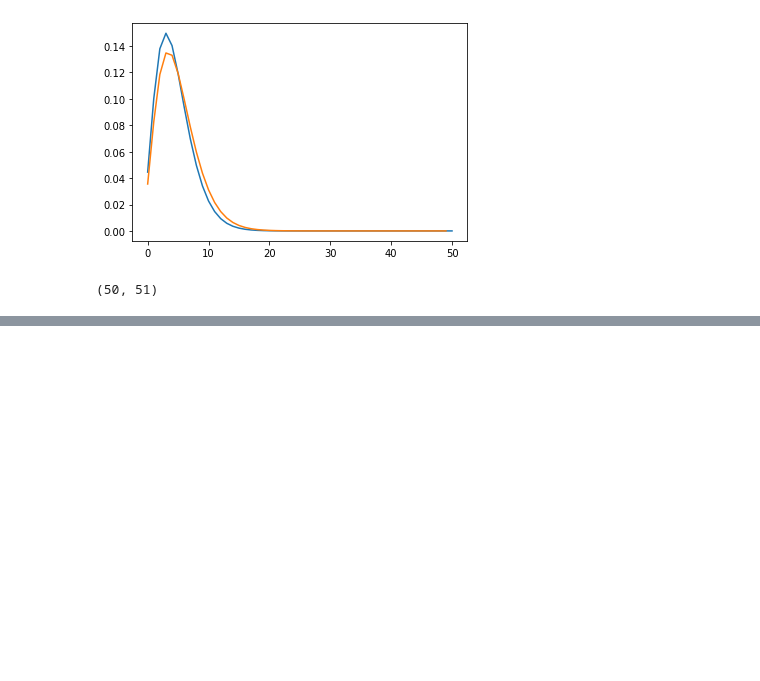
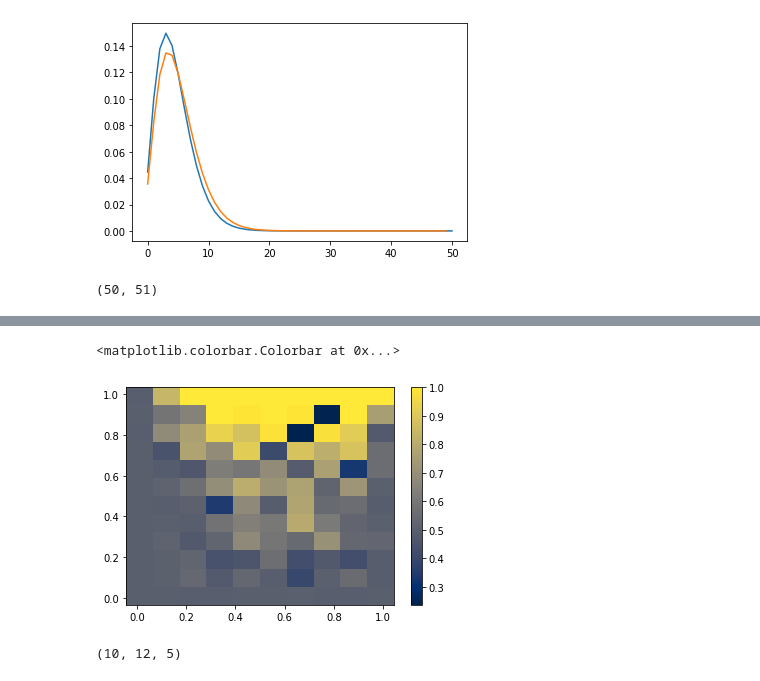
Before and after one commit to pachterlab/GVP_2023, a Jupyter notebook: gg230123_modelfit.ipynb, the cells around one changed output, grey strips where cells are left out. Drawn from its saved outputs; the diff is of its cells as text; code cells hidden in the pictures; blank space fills up the shorter version.

```diff
--- a/gg230123_modelfit.ipynb
+++ b/gg230123_modelfit.ipynb
@@ -553,0 +656,10 @@ Pss_gou_false.shape
+# %%
+plt.pcolormesh(X,Y,AIC[:,:,0,2],cmap=cmap_logl)
+plt.colorbar()
+# %% [output]
+<matplotlib.colorbar.Colorbar at 0x...>
+[figure, added]
+# %%
+AIC[:,:,0].shape
+# %% [output]
+(10, 12, 5)
```
Also changed, not shown: parts of 32 cells of this notebook.
